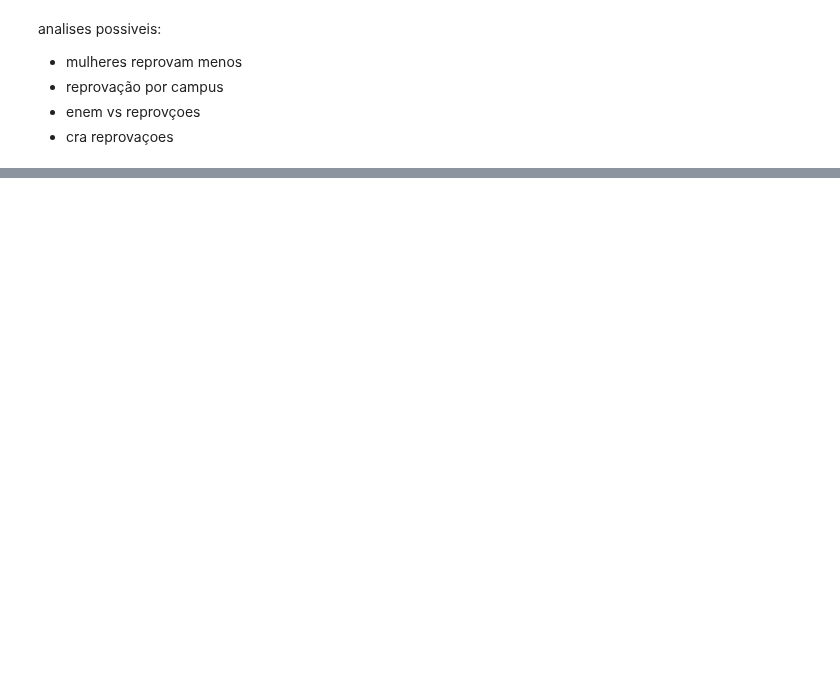
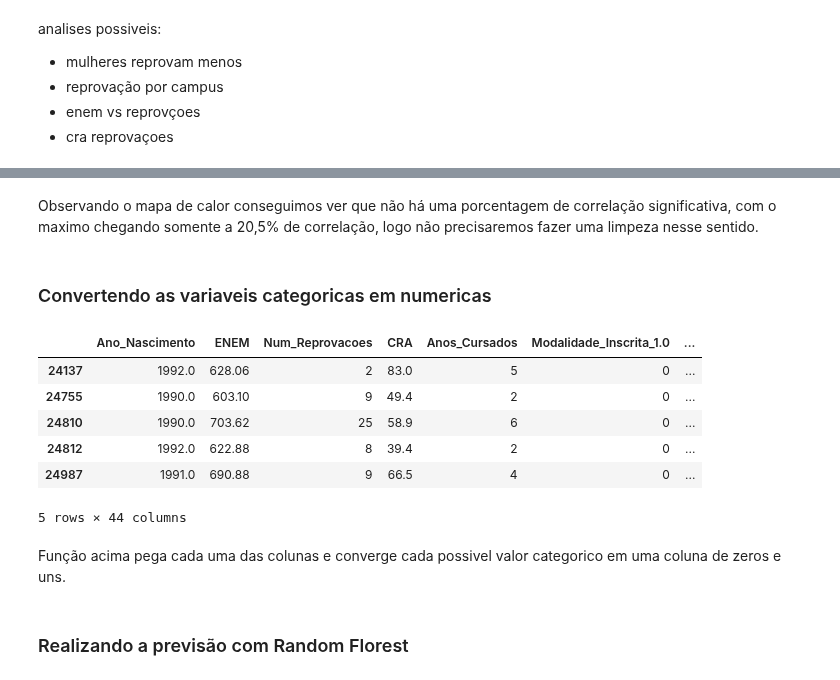
Before and after one commit to Duds04/Projeto_Dados, a Jupyter notebook: src/Regressoes.ipynb, the cells around one changed output, grey strips where cells are left out. Drawn from its saved outputs; the diff is of its cells as text; code cells hidden in the pictures; blank space fills up the shorter version.

```diff
--- a/src/Regressoes.ipynb
+++ b/src/Regressoes.ipynb
@@ -190,0 +477,19 @@ analises possiveis:
+# %% [markdown]
+Observando o mapa de calor conseguimos ver que não há uma porcentagem de correlação significativa, com o maximo chegando somente a 20,5% de correlação, logo não precisaremos fazer uma limpeza nesse sentido.
+# %% [markdown]
+### Convertendo as variaveis categoricas em numericas
+# %%
+dataCRA = pd.get_dummies(dataCRA, columns=['Modalidade_Inscrita', 'Campus', 'Raca', 'Sexo',"Codigo_Situacao_Aluno", "Area"], drop_first=True, dtype=int)
+dataCRA.head(5)
+# %% [output]
+|  | Ano_Nascimento | ENEM | Num_Reprovacoes | CRA | Anos_Cursados | Modalidade_Inscrita_1.0 | ... |
+| 24137 | 1992.0 | 628.06 | 2 | 83.0 | 5 | 0 | ... |
+| 24755 | 1990.0 | 603.10 | 9 | 49.4 | 2 | 0 | ... |
+| 24810 | 1990.0 | 703.62 | 25 | 58.9 | 6 | 0 | ... |
+| 24812 | 1992.0 | 622.88 | 8 | 39.4 | 2 | 0 | ... |
+| 24987 | 1991.0 | 690.88 | 9 | 66.5 | 4 | 0 | ... |
+5 rows × 44 columns
+# %% [markdown]
+Função acima pega cada uma das colunas e converge cada possivel valor categorico em uma coluna de zeros e uns.
+# %% [markdown]
+### Realizando a previsão com Random Florest
```
Also changed, not shown: parts of 50 cells of this notebook, 1 other file.
